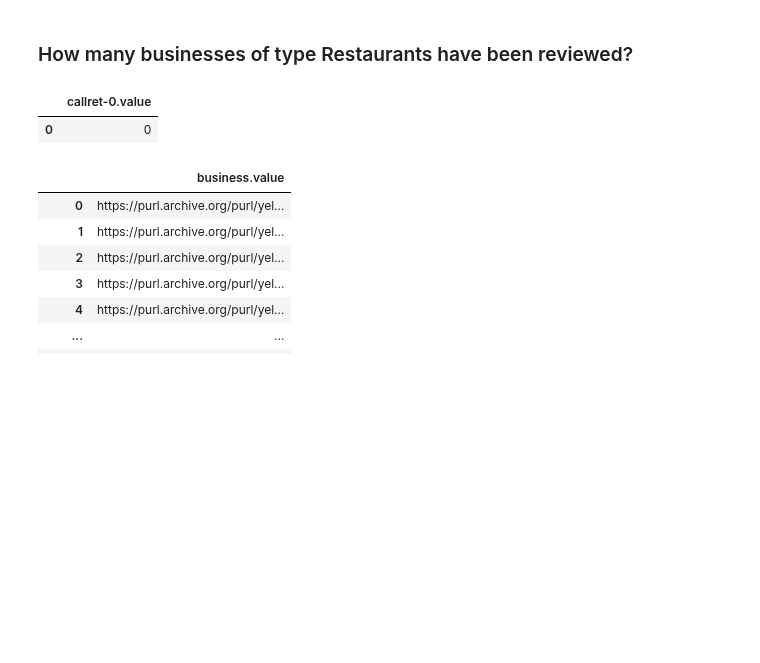
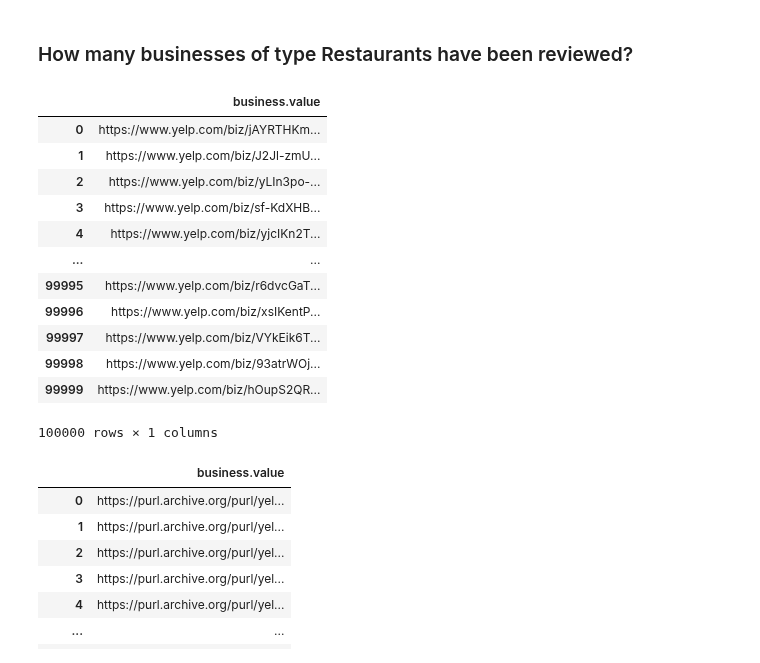
Before and after one commit to christiannielsen98/DVML-P7, a Jupyter notebook: Code/CompetencyQuestions/yelp_competency_question.ipynb, the cells around one changed output. Saved outputs shown, nothing was run; the diff lists cells and outputs as text; code cells hidden in the pictures; blank space fills up the shorter version.

```diff
--- a/Code/CompetencyQuestions/yelp_competency_question.ipynb
+++ b/Code/CompetencyQuestions/yelp_competency_question.ipynb
@@ -77,18 +93,28 @@ print(counter)
 # %%
 sparql_query = """
 
-SELECT COUNT(DISTINCT(?business))
+SELECT ?business
 WHERE {
     ?review schema:about ?business .
-    ?business schema:category yelpcat:Restaurants .
 }
 
 """
 
 run_query(query=sparql_query, as_dataframe=True)
 # %% [output]
-|  | callret-0.value |
-| 0 | 0 |
+|  | business.value |
+| 0 | https://www.yelp.com/biz/jAYRTHKm... |
+| 1 | https://www.yelp.com/biz/J2Jl-zmU... |
+| 2 | https://www.yelp.com/biz/yLIn3po-... |
+| 3 | https://www.yelp.com/biz/sf-KdXHB... |
+| 4 | https://www.yelp.com/biz/yjcIKn2T... |
+| ... | ... |
+| 99995 | https://www.yelp.com/biz/r6dvcGaT... |
+| 99996 | https://www.yelp.com/biz/xsIKentP... |
+| 99997 | https://www.yelp.com/biz/VYkEik6T... |
+| 99998 | https://www.yelp.com/biz/93atrWOj... |
+| 99999 | https://www.yelp.com/biz/hOupS2QR... |
+100000 rows × 1 columns
 # %%
 sparql_query = """
 
```
Also changed, not shown: parts of 20 cells of this notebook, 4 other files.
